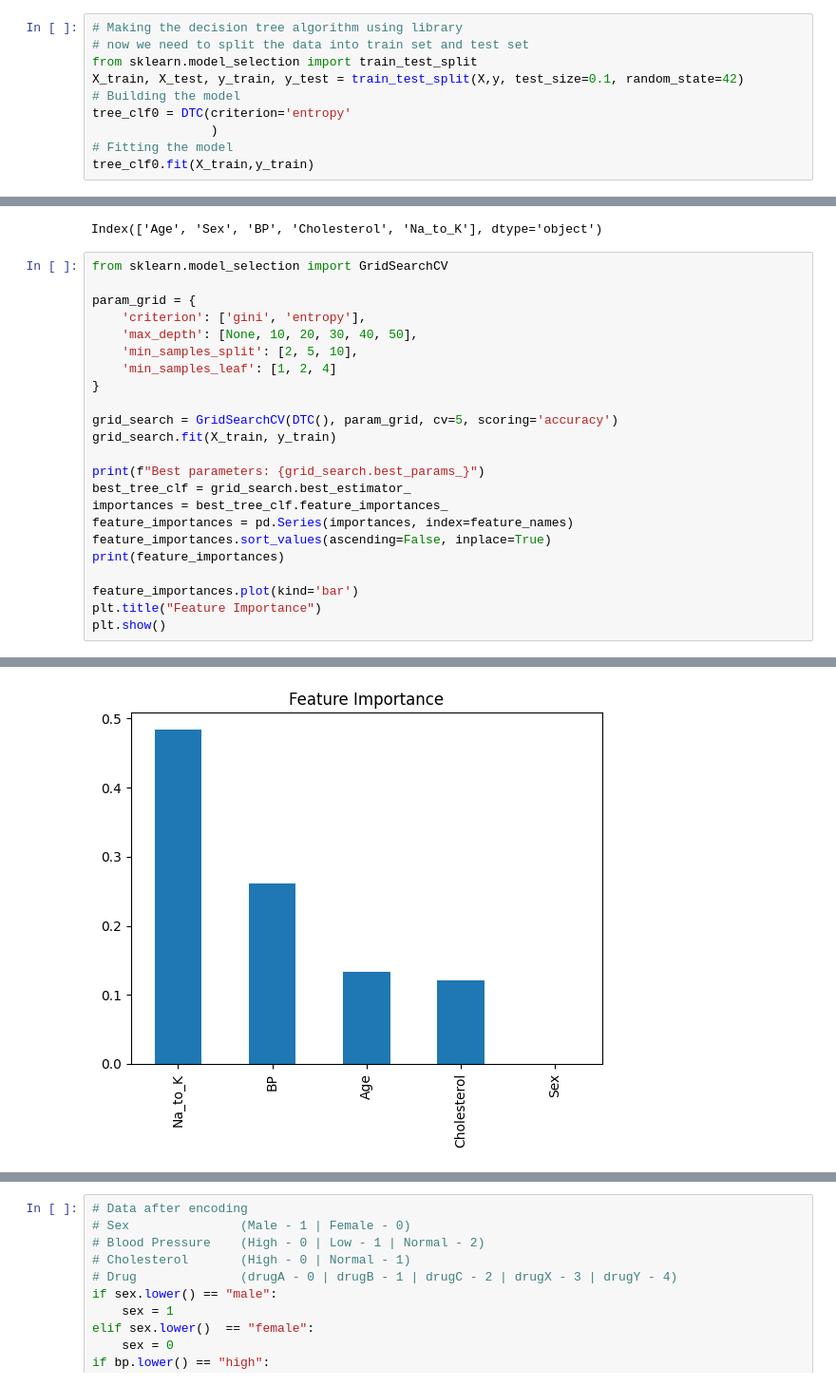
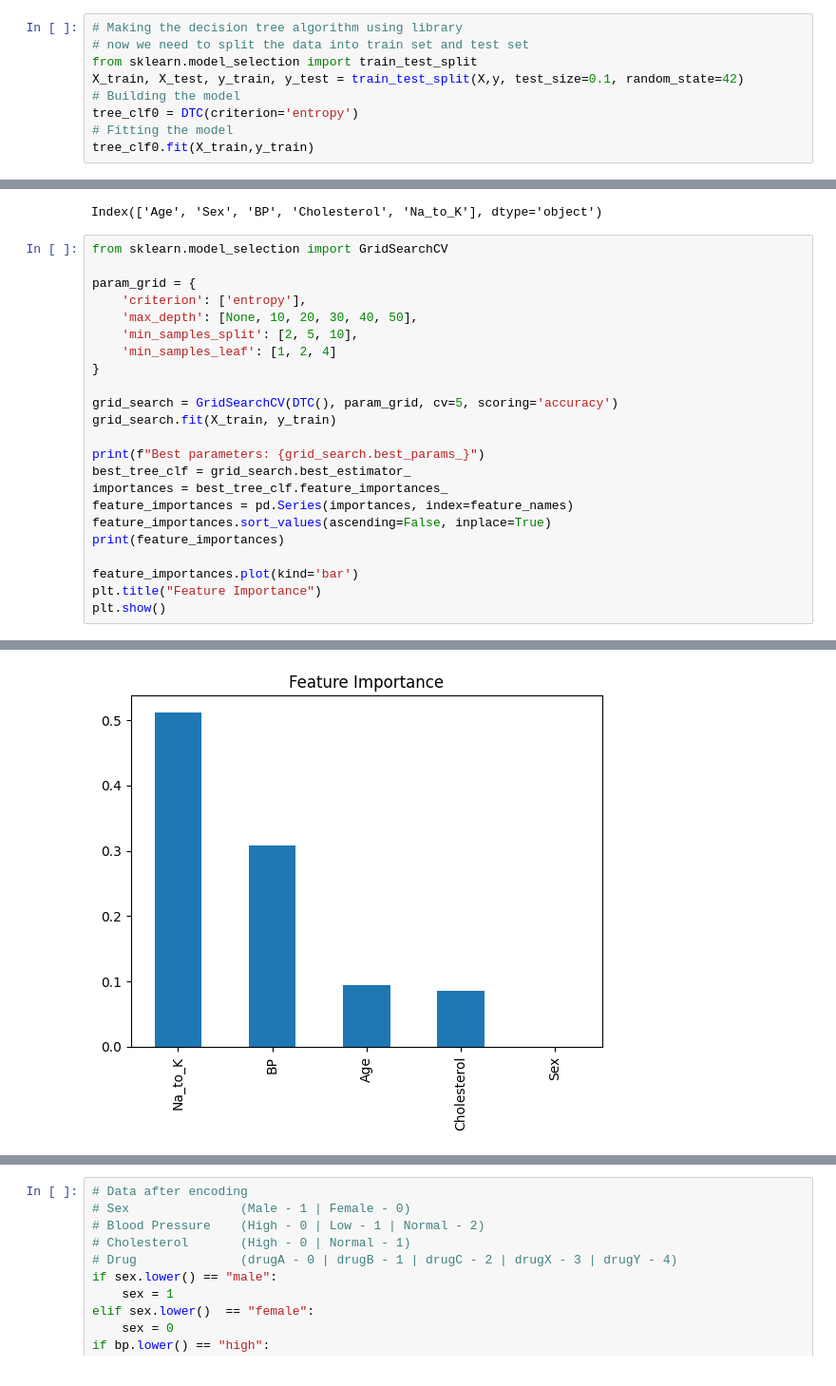
Before and after one commit to Clesssss/desicion-tree, a Jupyter notebook: main.ipynb, the cells around one changed output, grey strips where cells are left out. Shown at 95% size. Saved outputs shown, nothing was run; the diff lists cells and outputs as text.

```diff
--- a/main.ipynb
+++ b/main.ipynb
@@ -151,8 +151,7 @@ Name: Drug, dtype: int32
 from sklearn.model_selection import train_test_split
 X_train, X_test, y_train, y_test = train_test_split(X,y, test_size=0.1, random_state=42)
 # Building the model
-tree_clf0 = DTC(criterion='entropy'
-                )
+tree_clf0 = DTC(criterion='entropy')
 # Fitting the model
 tree_clf0.fit(X_train,y_train)
 # %% [output]
@@ -194,7 +192,7 @@ Index(['Age', 'Sex', 'BP', 'Cholesterol', 'Na_to_K'], dtype='object')
 from sklearn.model_selection import GridSearchCV
 
 param_grid = {
-    'criterion': ['gini', 'entropy'],
+    'criterion': ['entropy'],
     'max_depth': [None, 10, 20, 30, 40, 50],
     'min_samples_split': [2, 5, 10],
     'min_samples_leaf': [1, 2, 4]
@@ -222,6 +220,6 @@ Cholesterol    0.120820
 Sex            0.000000
 dtype: float64
-[figure, old version]
+[figure, new version]
 # %%
 name = input ("Enter your name: ")
 age = int(input ("Enter your age: "))
```
Also changed, not shown: parts of 6 cells of this notebook.
